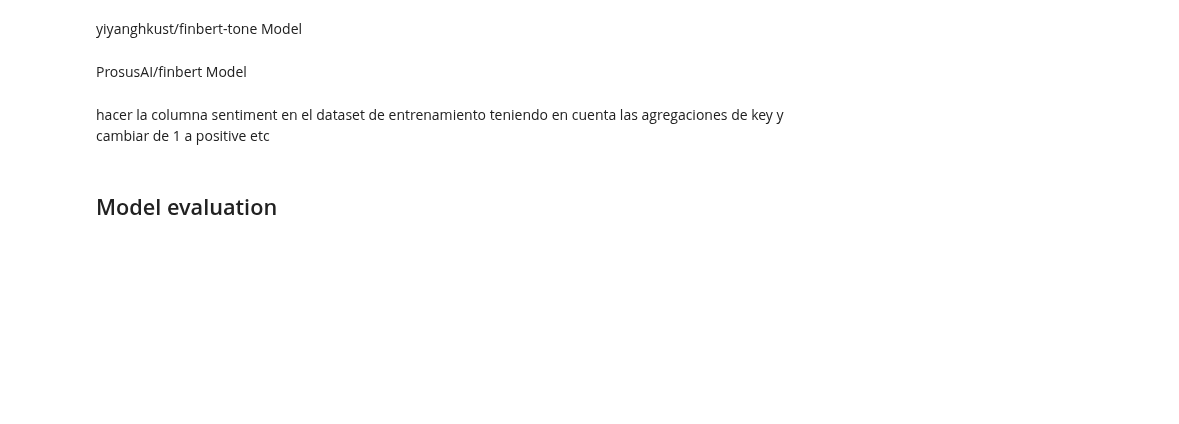
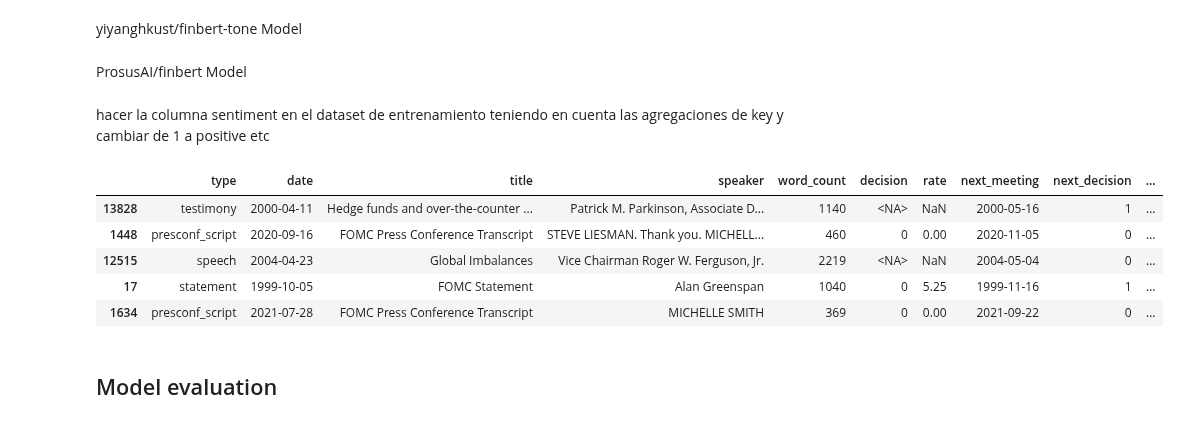
Before and after one commit to luisllll/tfm_ia3_nodata, a Jupyter notebook: src/Modelado_Luis.ipynb, the cells around one changed output. Cells and saved outputs as stored; diff of their text form; code cells hidden in the pictures; blank space fills up the shorter version.

```diff
--- a/src/Modelado_Luis.ipynb
+++ b/src/Modelado_Luis.ipynb
@@ -479,3 +531,45 @@ for x in tqdm(X_submuestra, desc="Procesando predicciones FinBERT"):
+# %%
+from transformers import AutoTokenizer, AutoModelForSequenceClassification
+import torch
+from tqdm.auto import tqdm
+import scipy.special
+import numpy as np
+
+# Inicialización del tokenizer y el modelo
+tokenizer = AutoTokenizer.from_pretrained("ProsusAI/finbert")
+model_finbert = AutoModelForSequenceClassification.from_pretrained("ProsusAI/finbert")
+
+preds = []
+preds_proba = []
+tokenizer_kwargs = {"padding": True, "truncation": True, "max_length": 512}
+
+for x in tqdm(X_submuestra, desc="Procesando predicciones FinBERT"):
+    segmentos = dividir_texto_en_segmentos(x)
+    sentimientos_segmento = []
+    probabilidades_segmento = []
+
+    for segmento in segmentos:
+        with torch.no_grad():
+            input_sequence = tokenizer(segmento, return_tensors="pt", **tokenizer_kwargs)
+            logits = model_finbert(**input_sequence).logits
+            scores = scipy.special.softmax(logits.numpy().squeeze(), axis=0)
+            scores_dict = {
+                label: score
+                for label, score in zip(model_finbert.config.id2label.values(), scores)
+            }
+            sentimiento = max(scores_dict, key=scores_dict.get)
+            probabilidad = max(scores_dict.values())
+            sentimientos_segmento.append(sentimiento)
+            probabilidades_segmento.append(probabilidad)
+
+    # Para simplificar, elegimos el sentimiento más frecuente entre los segmentos
+    sentimiento_final = max(set(sentimientos_segmento), key=sentimientos_segmento.count)
+    # Para la probabilidad, podríamos promediar, pero aquí simplemente tomamos la del sentimiento final más frecuente
+    indice_final = sentimientos_segmento.index(sentimiento_final)
+    probabilidad_final = probabilidades_segmento[indice_final]
+
+    preds.append(sentimiento_final)
+    preds_proba.append(probabilidad_final)
 # %%
 submuestra_df['predicted_finbert'] =preds
 # %% [markdown]
@@ -484,6 +578,15 @@ hacer la columna sentiment en el dataset de entrenamiento teniendo en cuenta las
 
 y = submuestra_df['next_decision'].to_list()
 y = [ 'neutral' if value == 0 else 'positive' if value == 1 else 'negative' for value in y ]
+# %%
+submuestra_df.head()
+# %% [output]
+|  | type | date | title | speaker | word_count | decision | rate | next_meeting | next_decision | ... |
+| 13828 | testimony | 2000-04-11 | Hedge funds and over-the-counter ... | Patrick M. Parkinson, Associate D... | 1140 | <NA> | NaN | 2000-05-16 | 1 | ... |
+| 1448 | presconf_script | 2020-09-16 | FOMC Press Conference Transcript | STEVE LIESMAN. Thank you. MICHELL... | 460 | 0 | 0.00 | 2020-11-05 | 0 | ... |
+| 12515 | speech | 2004-04-23 | Global Imbalances | Vice Chairman Roger W. Ferguson, Jr. | 2219 | <NA> | NaN | 2004-05-04 | 0 | ... |
+| 17 | statement | 1999-10-05 | FOMC Statement | Alan Greenspan | 1040 | 0 | 5.25 | 1999-11-16 | 1 | ... |
+| 1634 | presconf_script | 2021-07-28 | FOMC Press Conference Transcript | MICHELLE SMITH | 369 | 0 | 0.00 | 2021-09-22 | 0 | ... |
 # %% [markdown]
 ## Model evaluation
 # %%
```
Also changed, not shown: parts of 17 cells of this notebook.
